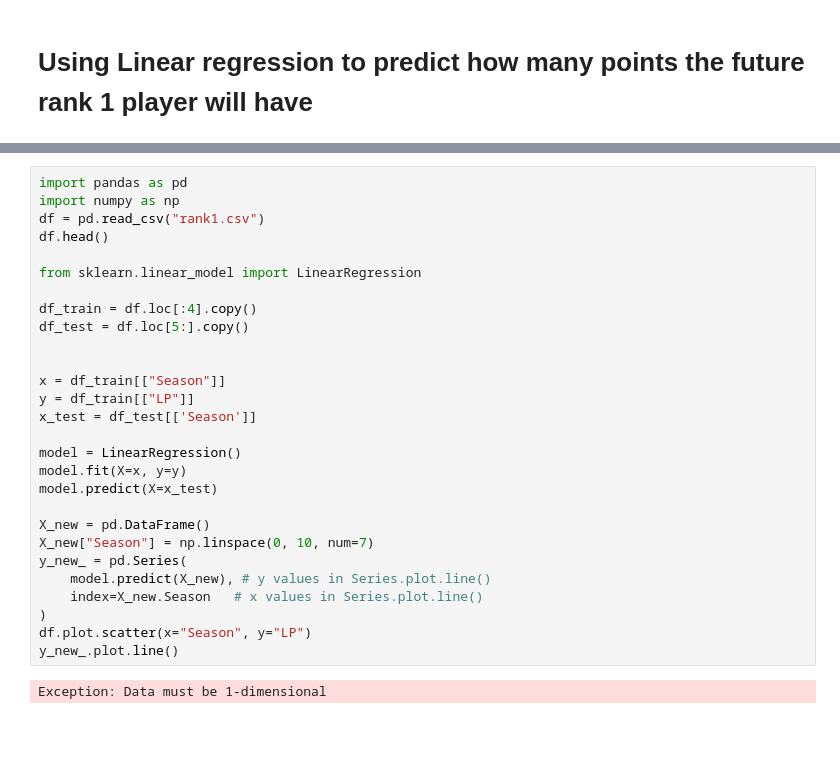
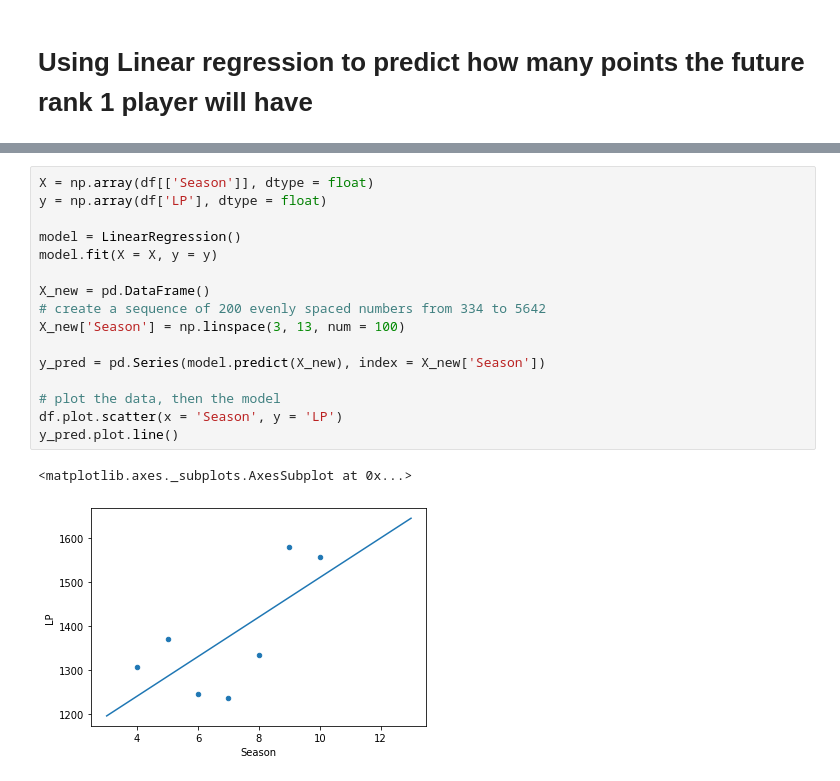
Before and after one commit to jaeeee/LeagueData, a Jupyter notebook: prediction.ipynb, the cells around one changed output, grey strips where cells are left out. Drawn from its saved outputs; the diff is of its cells as text; blank space fills up the shorter version.

Commit message:
updated prediction file

```diff
--- a/prediction.ipynb
+++ b/prediction.ipynb
@@ -3,30 +19,19 @@
 # %%
-import pandas as pd
-import numpy as np
-df = pd.read_csv("rank1.csv")
-df.head()
-
-from sklearn.linear_model import LinearRegression
-
-df_train = df.loc[:4].copy()
-df_test = df.loc[5:].copy()
-
-
-x = df_train[["Season"]]
-y = df_train[["LP"]]
-x_test = df_test[['Season']]
+X = np.array(df[['Season']], dtype = float)
+y = np.array(df['LP'], dtype = float)
 
 model = LinearRegression()
-model.fit(X=x, y=y)
-model.predict(X=x_test)
+model.fit(X = X, y = y)
 
 X_new = pd.DataFrame()
-X_new["Season"] = np.linspace(0, 10, num=7)
-y_new_ = pd.Series(
-    model.predict(X_new), # y values in Series.plot.line()
-    index=X_new.Season   # x values in Series.plot.line()
-)
-df.plot.scatter(x="Season", y="LP")
-y_new_.plot.line()
+# create a sequence of 200 evenly spaced numbers from 334 to 5642
+X_new['Season'] = np.linspace(3, 13, num = 100)
+
+y_pred = pd.Series(model.predict(X_new), index = X_new['Season'])
+
+# plot the data, then the model
+df.plot.scatter(x = 'Season', y = 'LP')
+y_pred.plot.line()
 # %% [output]
-Exception: Data must be 1-dimensional
+<matplotlib.axes._subplots.AxesSubplot at 0x...>
+[figure, added]
```
Also changed, not shown: parts of 7 cells of this notebook.
